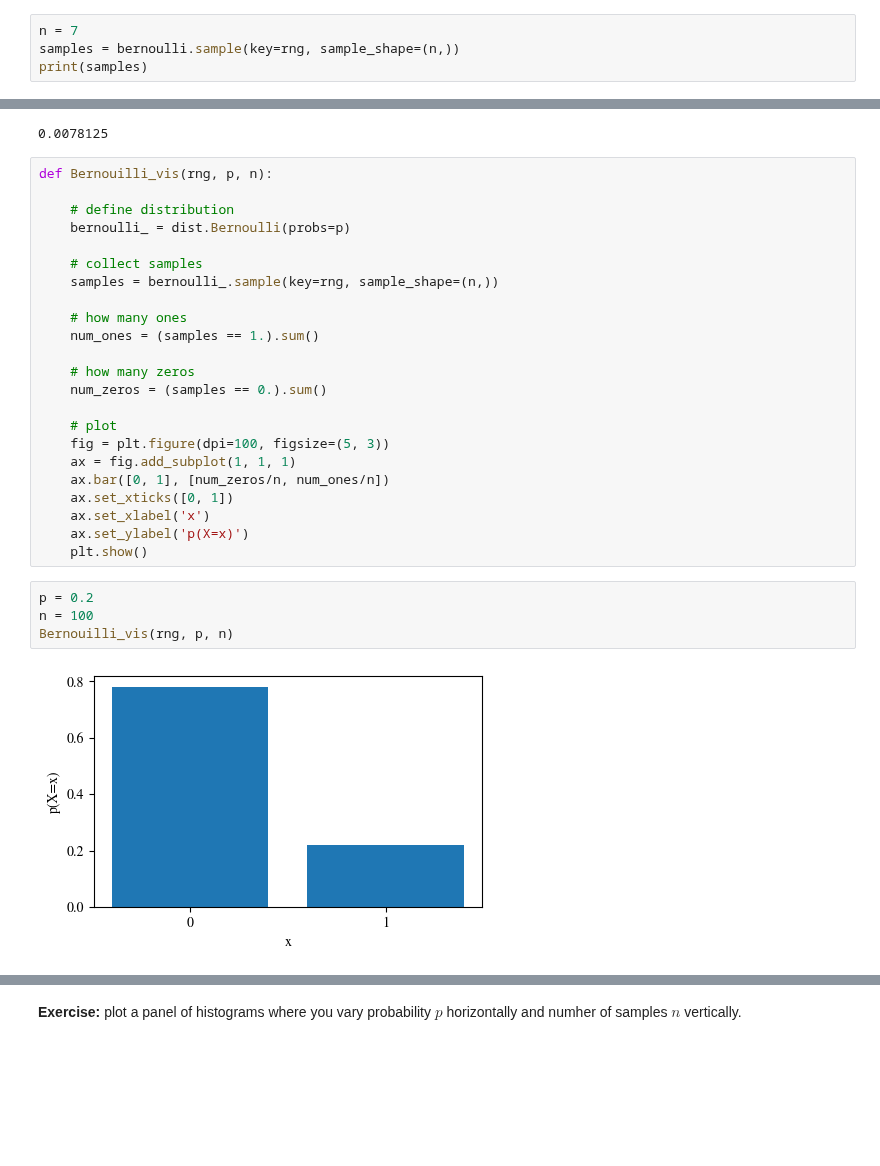
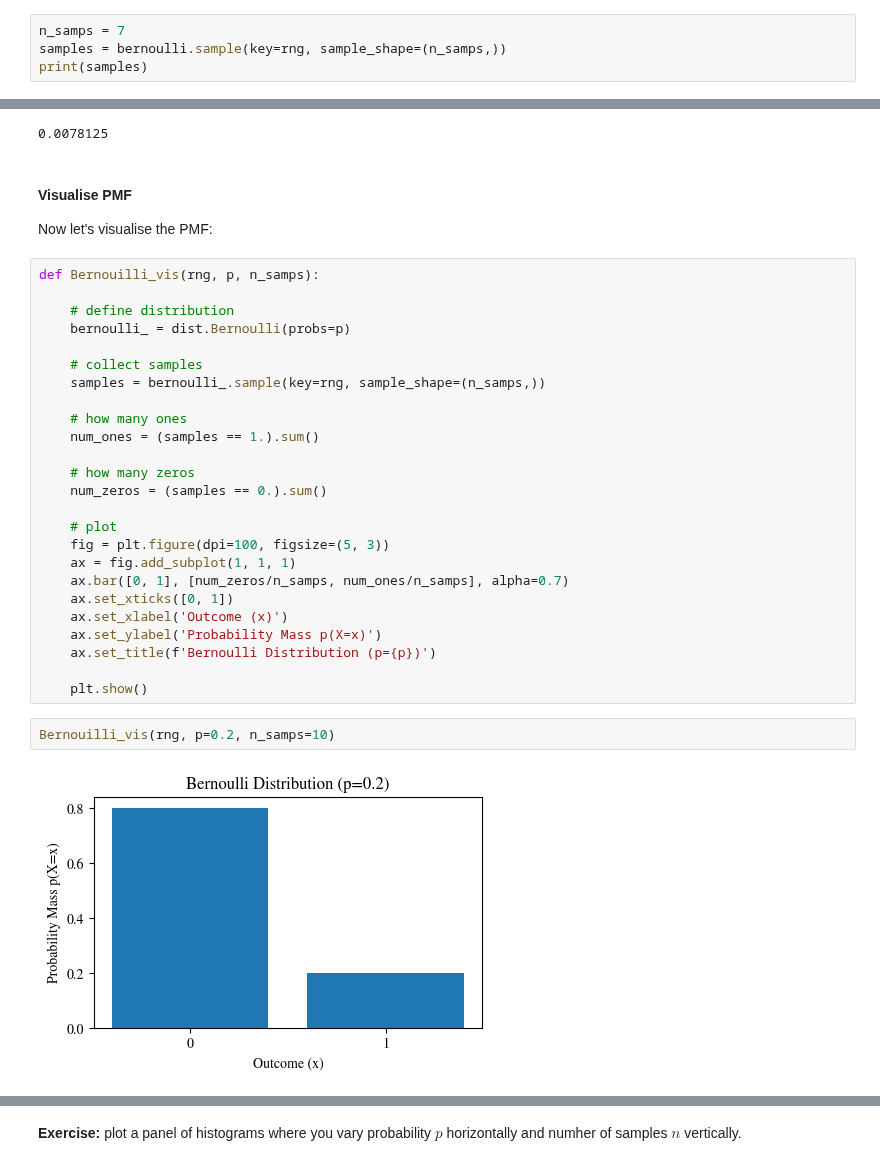
Before and after one commit to elizavetasemenova/prob-epi, a Jupyter notebook: 04_probability_distributions.ipynb, the cells around one changed output, grey strips where cells are left out. Saved outputs shown, nothing was run; the diff lists cells and outputs as text; blank space fills up the shorter version.

````diff
--- a/04_probability_distributions.ipynb
+++ b/04_probability_distributions.ipynb
@@ -96,8 +98,8 @@ We can also easily get multiple samples:
 Multiple samples are different realisations of the *same* random variable.
 ```
 # %%
-n = 7
-samples = bernoulli.sample(key=rng, sample_shape=(n,))
+n_samps = 7
+samples = bernoulli.sample(key=rng, sample_shape=(n_samps,))
 print(samples)
 # %% [output]
 [0 0 1 1 0 1 1]
@@ -127,14 +131,18 @@ joint_prob = jnp.prod(individual_sample_probs)
 print(joint_prob)
 # %% [output]
 0.0078125
+# %% [markdown]
+#### Visualise PMF
+
+Now let's visualise the PMF:
 # %%
-def Bernouilli_vis(rng, p, n):
+def Bernouilli_vis(rng, p, n_samps):
 
     # define distribution
     bernoulli_ = dist.Bernoulli(probs=p)
 
     # collect samples
-    samples = bernoulli_.sample(key=rng, sample_shape=(n,))
+    samples = bernoulli_.sample(key=rng, sample_shape=(n_samps,))
 
     # how many ones
     num_ones = (samples == 1.).sum()
@@ -145,14 +153,14 @@ def Bernouilli_vis(rng, p, n):
     # plot
     fig = plt.figure(dpi=100, figsize=(5, 3))
     ax = fig.add_subplot(1, 1, 1)
-    ax.bar([0, 1], [num_zeros/n, num_ones/n])
+    ax.bar([0, 1], [num_zeros/n_samps, num_ones/n_samps], alpha=0.7)
     ax.set_xticks([0, 1])
-    ax.set_xlabel('x')
-    ax.set_ylabel('p(X=x)')
+    ax.set_xlabel('Outcome (x)')
+    ax.set_ylabel('Probability Mass p(X=x)')
+    ax.set_title(f'Bernoulli Distribution (p={p})')
+
     plt.show()
-# %%
-p = 0.2
-n = 100
-Bernouilli_vis(rng, p, n)
-# %% [output]
-[figure, removed]
+# %%
+Bernouilli_vis(rng, p=0.2, n_samps=10)
+# %% [output]
+[figure, added]
````
Also changed, not shown: parts of 24 cells of this notebook.
